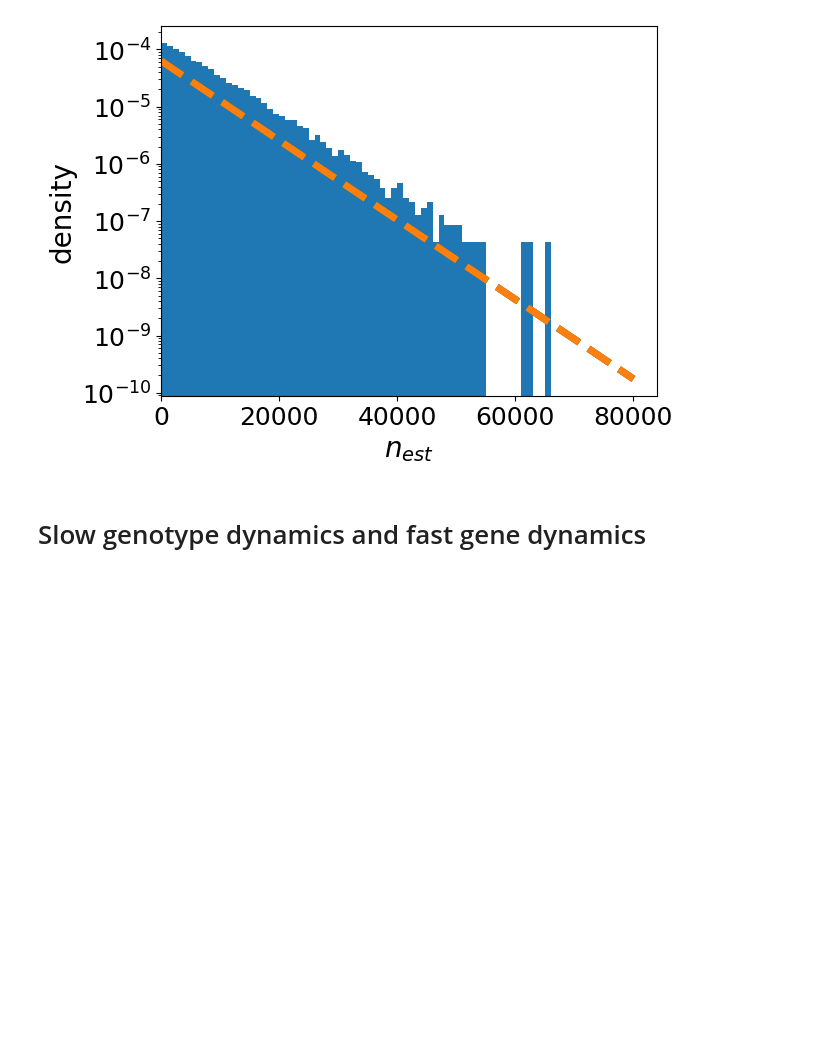
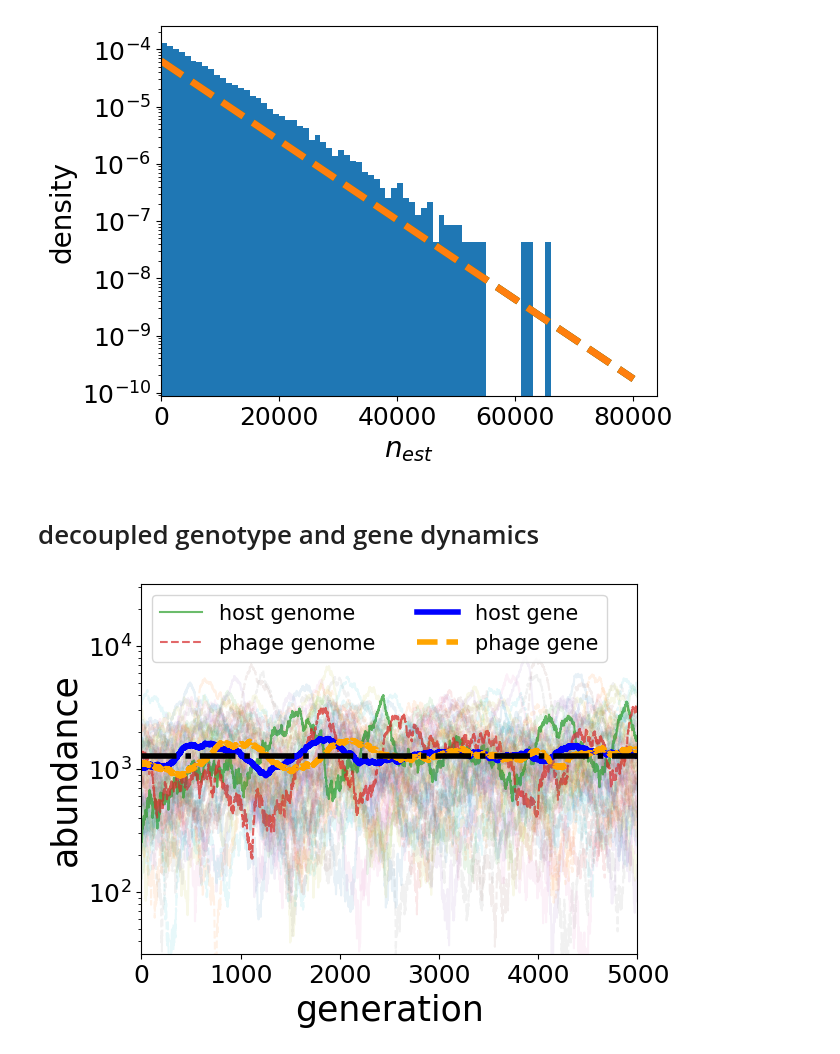
Before and after one commit to Wenping-Cui/GeneTransfer, a Jupyter notebook: ManyPairs_Simulation.ipynb, the cells around one changed output. Cells and saved outputs as stored; diff of their text form; code cells hidden in the pictures; blank space fills up the shorter version.

```diff
--- a/ManyPairs_Simulation.ipynb
+++ b/ManyPairs_Simulation.ipynb
@@ -342,7 +344,50 @@ plt.savefig("host_est_size.pdf", dpi=150, bbox_inches="tight", transparent=true)
 6780.251091055464
 [figure]
 # %% [markdown]
-# Slow genotype dynamics and fast gene dynamics
+# decoupled genotype and gene dynamics
+# %%
+t0 = 20000
+t1 = t0+5000
+T = 50000
+g = 2
+i = 2
+g1, g2 = G[i]
+fig,ax = plt.subplots()
+num = 10
+for (k, v) in dict_genenotype2index
+    if num<=L-1 && g in k
+        ax.plot(TimeSeries_genotype_host[t0:t1, v], alpha = 0.1)
+        ax.plot(TimeSeries_genotype_phage[t0:t1, v], alpha = 0.1, linestyle ="dashed")
+        if num==L-5
+            ax.plot(TimeSeries_genotype_host[t0:t1, v], label="host genome", alpha = 0.7)
+            ax.plot(TimeSeries_genotype_phage[t0:t1, v], label="phage genome", alpha = 0.7, linestyle ="dashed")
+        end
+        num += 1
+    end
+end
+ax.plot(TimeSeries_gene_host[t0:t1, 2]./(L-1), label="host gene", alpha = 1., linewidth = 4,color="blue")
+ax.plot(TimeSeries_gene_phage[t0:t1, 2]./(L-1), label="phage gene", alpha = 1., linewidth = 4,linestyle="dashed",color="orange")
+ax.set_ylabel("abundance",fontsize = 25)
+ax.set_xlabel("generation",fontsize = 25)
+ax.set_xlim([0, t1-t0])
+ax.hlines(y=mean(TimeSeries_gene_host)/(L-1), xmin=0, xmax=1e5, color="black", linestyle ="-.", linewidth=4)
+if suffix=="high"
+    ax.set_ylim([10^1.5, 10^4.5])
+elseif suffix=="weak"
+    ax.set_ylim([1, 10^6])
+end
+ax.set_yscale("log")
+ax.legend(loc ="upper left",fontsize = 15, ncols=2)
+plt.yticks(fontsize=18)
+plt.xticks(fontsize=18)
+
+plt.yticks(fontsize=18)
+plt.xticks(fontsize=18)
+plt.xticks(0:1000:t1-t0)
+plt.savefig("dynamics_gene_genotype_"*suffix*".pdf", dpi=150, bbox_inches="tight", transparent=true)
+plt.show()
+# %% [output]
+[figure, added]
 # %%
 t0 = 20000
 t1 = t0+5000
```
Also changed, not shown: parts of 5 cells of this notebook, 3 other files.
